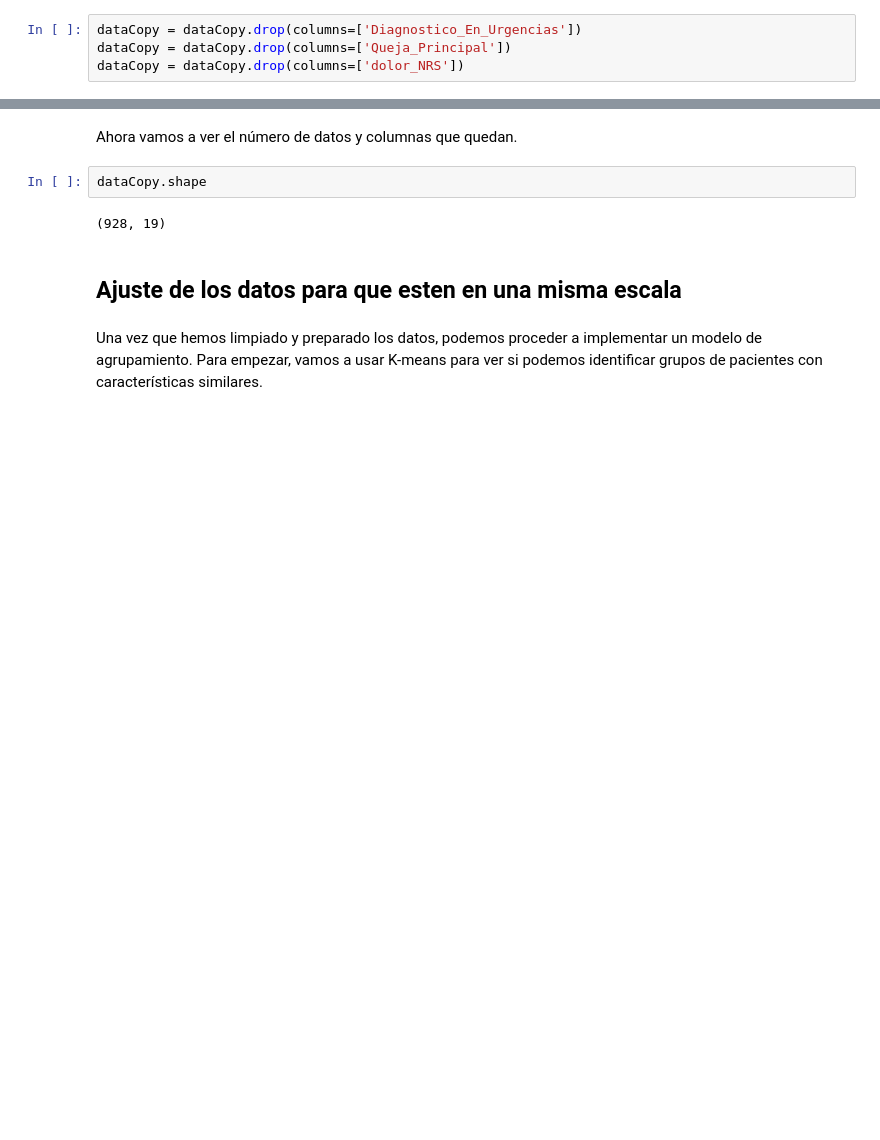
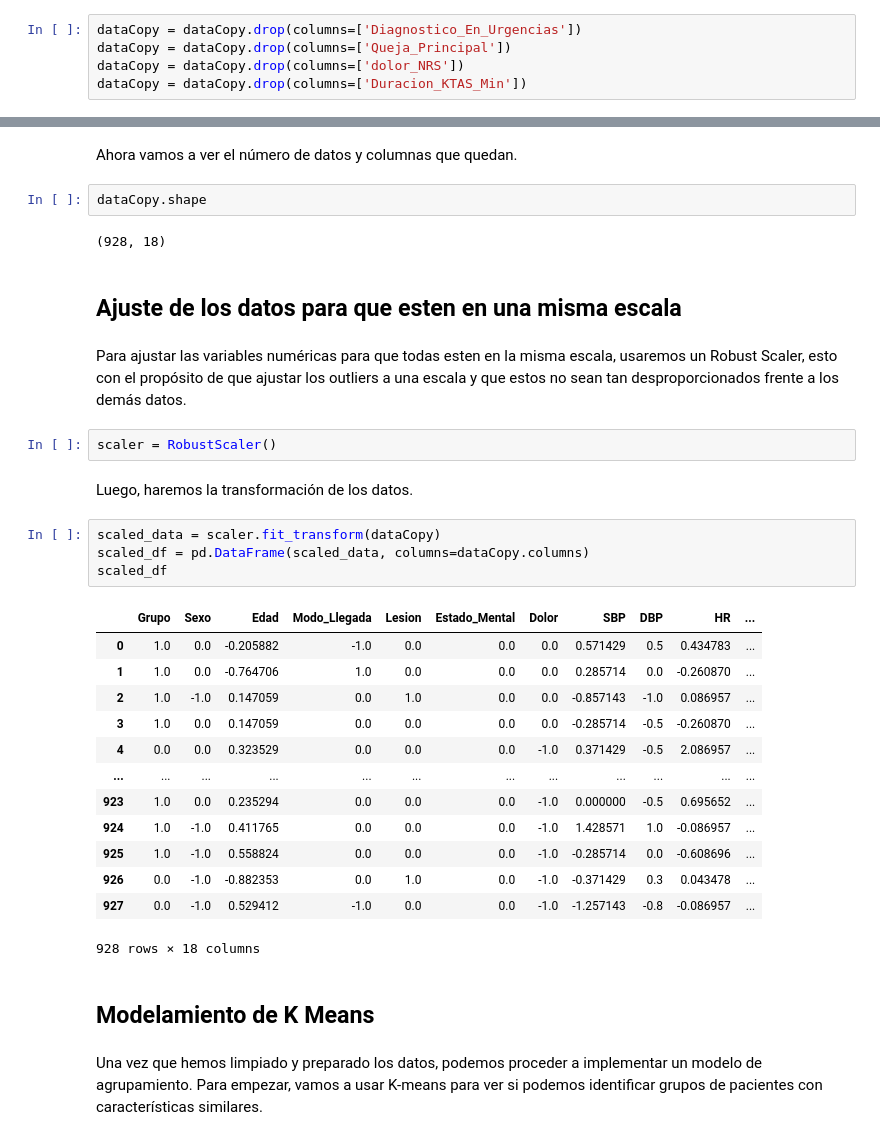
Before and after one commit to Grupo-Lab-BI/Lab_2, a Jupyter notebook: Lab2.ipynb, the cells around one changed output, grey strips where cells are left out. Drawn from its saved outputs; the diff is of its cells as text; blank space fills up the shorter version.

Commit message:
Robust Scaler creado

```diff
--- a/Lab2.ipynb
+++ b/Lab2.ipynb
@@ -362,6 +363,7 @@ Después de borrar los duplicados, procederemos a borrar la columna de Saturacio
 dataCopy = dataCopy.drop(columns=['Diagnostico_En_Urgencias'])
 dataCopy = dataCopy.drop(columns=['Queja_Principal'])
 dataCopy = dataCopy.drop(columns=['dolor_NRS'])
+dataCopy = dataCopy.drop(columns=['Duracion_KTAS_Min'])
 # %% [markdown]
 Ahora procedermos a eliminar las columnas categóricas ya que estas tienen muchas clases, lo cual podría causar problemas al momento de transformarlas en númericas.
 # %%
@@ -379,9 +381,35 @@ Ahora vamos a ver el número de datos y columnas que quedan.
 # %%
 dataCopy.shape
 # %% [output]
-(928, 19)
+(928, 18)
 # %% [markdown]
 ## Ajuste de los datos para que esten en una misma escala
+# %% [markdown]
+Para ajustar las variables numéricas para que todas esten en la misma escala, usaremos un Robust Scaler, esto con el propósito de que ajustar los outliers a una escala y que estos no sean tan desproporcionados frente a los demás datos.
+# %%
+scaler = RobustScaler()
+# %% [markdown]
+Luego, haremos la transformación de los datos.
+# %%
+scaled_data = scaler.fit_transform(dataCopy)
+scaled_df = pd.DataFrame(scaled_data, columns=dataCopy.columns)
+scaled_df
+# %% [output]
+|  | Grupo | Sexo | Edad | Modo_Llegada | Lesion | Estado_Mental | Dolor | SBP | DBP | HR | ... |
+| 0 | 1.0 | 0.0 | -0.205882 | -1.0 | 0.0 | 0.0 | 0.0 | 0.571429 | 0.5 | 0.434783 | ... |
+| 1 | 1.0 | 0.0 | -0.764706 | 1.0 | 0.0 | 0.0 | 0.0 | 0.285714 | 0.0 | -0.260870 | ... |
+| 2 | 1.0 | -1.0 | 0.147059 | 0.0 | 1.0 | 0.0 | 0.0 | -0.857143 | -1.0 | 0.086957 | ... |
+| 3 | 1.0 | 0.0 | 0.147059 | 0.0 | 0.0 | 0.0 | 0.0 | -0.285714 | -0.5 | -0.260870 | ... |
+| 4 | 0.0 | 0.0 | 0.323529 | 0.0 | 0.0 | 0.0 | -1.0 | 0.371429 | -0.5 | 2.086957 | ... |
+| ... | ... | ... | ... | ... | ... | ... | ... | ... | ... | ... | ... |
+| 923 | 1.0 | 0.0 | 0.235294 | 0.0 | 0.0 | 0.0 | -1.0 | 0.000000 | -0.5 | 0.695652 | ... |
+| 924 | 1.0 | -1.0 | 0.411765 | 0.0 | 0.0 | 0.0 | -1.0 | 1.428571 | 1.0 | -0.086957 | ... |
+| 925 | 1.0 | -1.0 | 0.558824 | 0.0 | 0.0 | 0.0 | -1.0 | -0.285714 | 0.0 | -0.608696 | ... |
+| 926 | 0.0 | -1.0 | -0.882353 | 0.0 | 1.0 | 0.0 | -1.0 | -0.371429 | 0.3 | 0.043478 | ... |
+| 927 | 0.0 | -1.0 | 0.529412 | -1.0 | 0.0 | 0.0 | -1.0 | -1.257143 | -0.8 | -0.086957 | ... |
+928 rows × 18 columns
+# %% [markdown]
+## Modelamiento de K Means
 # %% [markdown]
 Una vez que hemos limpiado y preparado los datos, podemos proceder a implementar un modelo de agrupamiento. Para empezar, vamos a usar K-means para ver si podemos identificar grupos de pacientes con características similares.
 # %%
```
Also changed, not shown: parts of 1 cell of this notebook.
